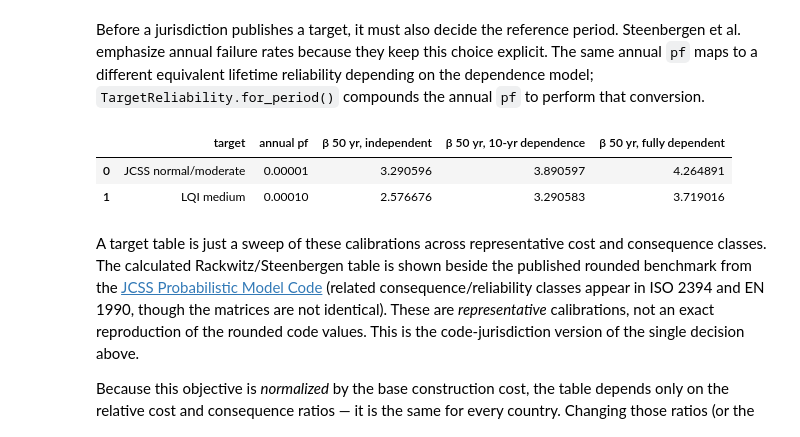
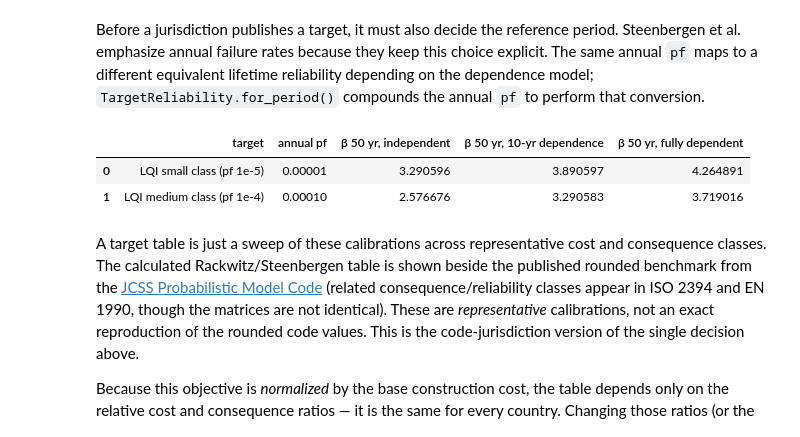
Before and after one commit to pystra/pystra, a Jupyter notebook: docs/source/notebooks/ex_design_decision_optimization.ipynb, the cells around one changed output. Cells and saved outputs as stored; diff of their text form; code cells hidden in the pictures.

```diff
--- a/docs/source/notebooks/ex_design_decision_optimization.ipynb
+++ b/docs/source/notebooks/ex_design_decision_optimization.ipynb
@@ -384,26 +384,28 @@ Before a jurisdiction publishes a target, it must also decide the reference peri
 # %%
 # Each route returns a TargetReliability; .for_period() compounds the annual
 # failure probability over a reference period under a chosen dependence model.
 # (The fully-dependent column is a single renewal, i.e. the annual target.)
+# These are LQI source-table targets (their numeric values resemble, but are
+# not, the rounded JCSS benchmark classes).
 targets = {
-    "JCSS normal/moderate": ra.LQI.lookup_target(1e-5),
-    "LQI medium": ra.LQI.lookup_target(1e-4),
+    "LQI small class (pf 1e-5)": ra.LQI.lookup_target(1e-5),
+    "LQI medium class (pf 1e-4)": ra.LQI.lookup_target(1e-4),
 }
 
 pd.DataFrame(
     {
         "target": label,
         "annual pf": t.pf,
         "β 50 yr, independent": t.for_period(50).beta,
         "β 50 yr, 10-yr dependence": t.for_period(50, dependence_interval=10).beta,
         "β 50 yr, fully dependent": t.for_period(50, dependence_interval=50).beta,
     }
     for label, t in targets.items()
 )
 # %% [output]
 |  | target | annual pf | β 50 yr, independent | β 50 yr, 10-yr dependence | β 50 yr, fully dependent |
-| 0 | JCSS normal/moderate | 0.00001 | 3.290596 | 3.890597 | 4.264891 |
-| 1 | LQI medium | 0.00010 | 2.576676 | 3.290583 | 3.719016 |
+| 0 | LQI small class (pf 1e-5) | 0.00001 | 3.290596 | 3.890597 | 4.264891 |
+| 1 | LQI medium class (pf 1e-4) | 0.00010 | 2.576676 | 3.290583 | 3.719016 |
 # %% [markdown]
 A target table is just a sweep of these calibrations across representative cost and consequence classes. The calculated Rackwitz/Steenbergen table is shown beside the published rounded benchmark from the [JCSS Probabilistic Model Code](https://www.jcss-lc.org/publications/jcsspmc/part_i.pdf) (related consequence/reliability classes appear in ISO 2394 and EN 1990, though the matrices are not identical). These are *representative* calibrations, not an exact reproduction of the rounded code values. This is the code-jurisdiction version of the single decision above.
 
```
Also changed, not shown: parts of 1 cell of this notebook, 3 other files.
